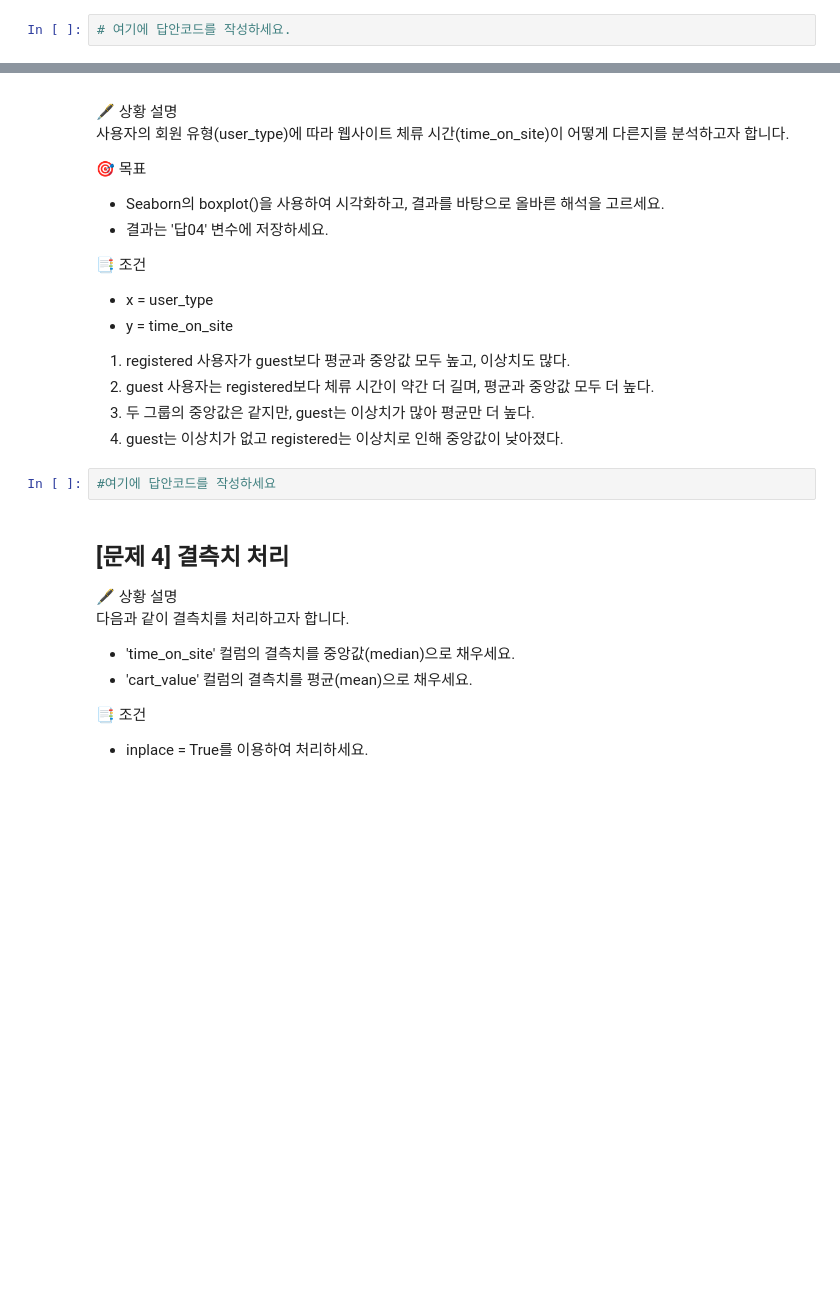
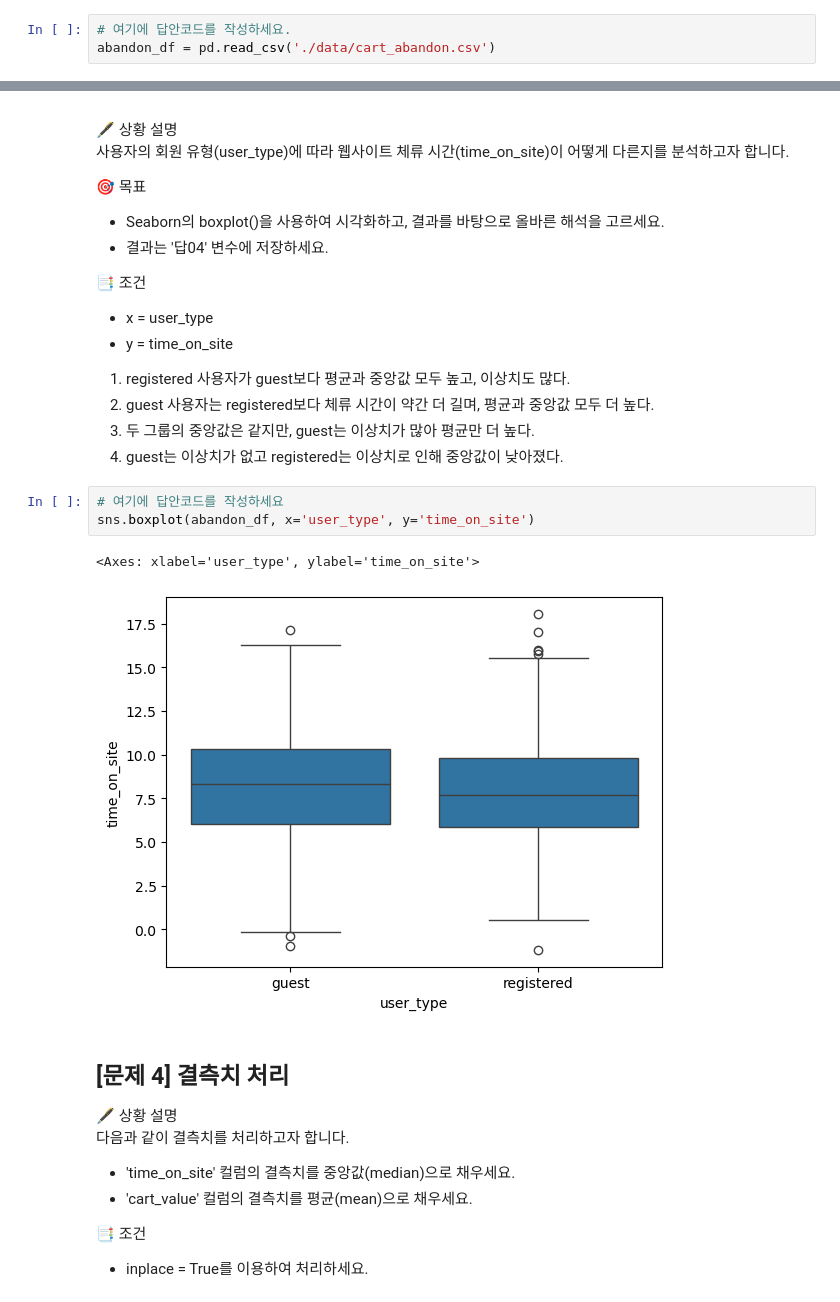
Before and after one commit to Sihyeon0123/AIVLE_School, a Jupyter notebook: AICE ASSOCIATE/2일차/8기_ASSO_과제3(장바구니 이탈 고객 예측).ipynb, the cells around one changed output, grey strips where cells are left out. Cells and saved outputs as stored; diff of their text form; blank space fills up the shorter version.

```diff
--- a/AICE ASSOCIATE/2일차/8기_ASSO_과제3(장바구니 이탈 고객 예측).ipynb
+++ b/AICE ASSOCIATE/2일차/8기_ASSO_과제3(장바구니 이탈 고객 예측).ipynb
@@ -57,6 +62,7 @@ cart_abandon.csv 파일을 불러와야 합니다.
 - 파일을 읽어 abandon_df라는 이름의 데이터프레임에 저장하세요.
 # %%
 # 여기에 답안코드를 작성하세요.
+abandon_df = pd.read_csv('./data/cart_abandon.csv')
 # %% [markdown]
 ## [문제 3] 데이터 확인
 
@@ -77,7 +83,11 @@ cart_abandon.csv 파일을 불러와야 합니다.
 3. 두 그룹의 중앙값은 같지만, guest는 이상치가 많아 평균만 더 높다.
 4. guest는 이상치가 없고 registered는 이상치로 인해 중앙값이 낮아졌다.
 # %%
-#여기에 답안코드를 작성하세요
+# 여기에 답안코드를 작성하세요
+sns.boxplot(abandon_df, x='user_type', y='time_on_site')
+# %% [output]
+<Axes: xlabel='user_type', ylabel='time_on_site'>
+[figure, added]
 # %% [markdown]
 ## [문제 4] 결측치 처리
 
```
Also changed, not shown: parts of 19 cells of this notebook, 1 other file.
